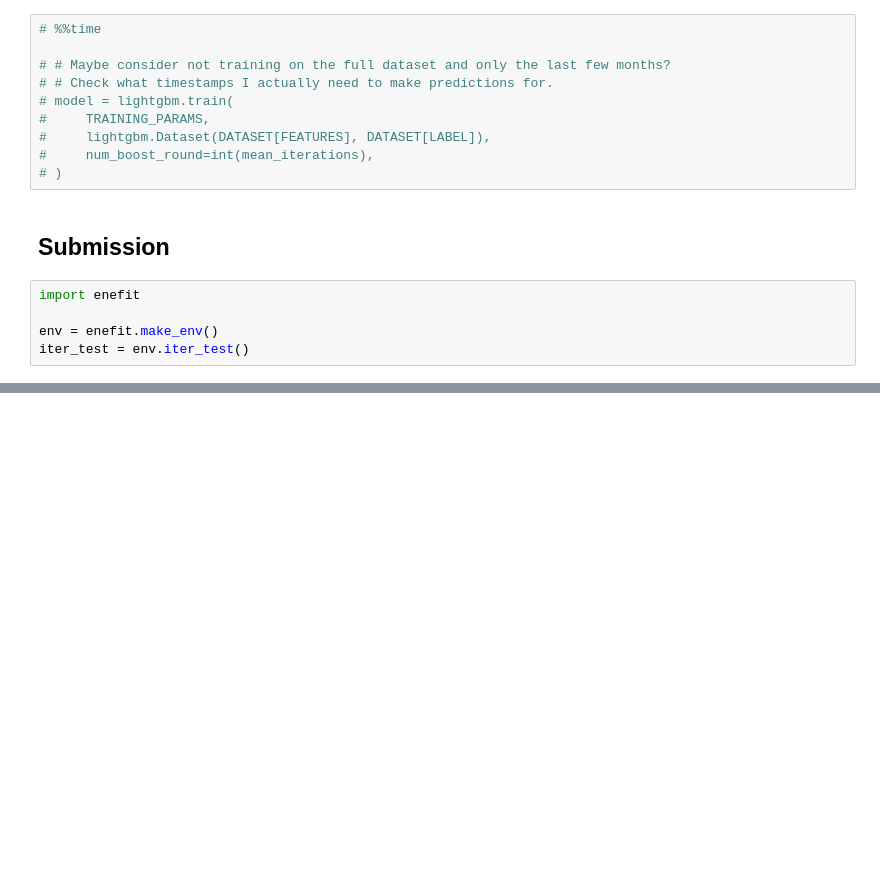
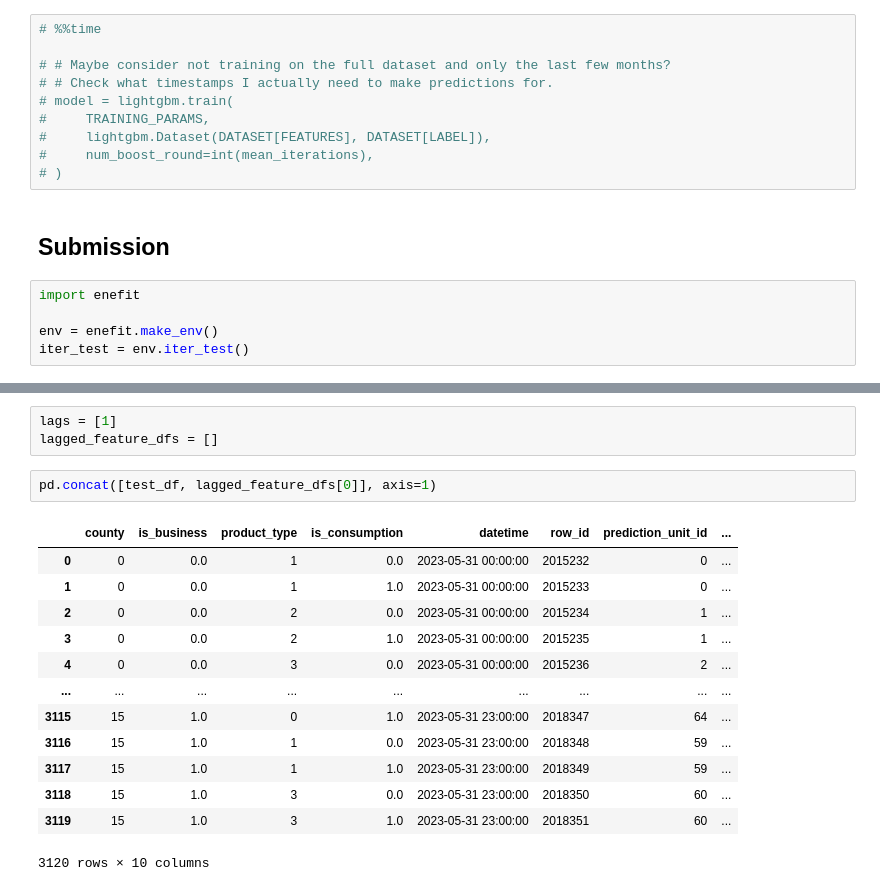
Before and after one commit to lmalms/sequence-learners, a Jupyter notebook: enefit-lightgbm.ipynb, the cells around one changed output, grey strips where cells are left out. Saved outputs shown, nothing was run; the diff lists cells and outputs as text; blank space fills up the shorter version.

```diff
--- a/enefit-lightgbm.ipynb
+++ b/enefit-lightgbm.ipynb
@@ -162,0 +268,19 @@ def preprocess_test_data(df: pd.DataFrame) -> pd.DataFrame:
+# %%
+lags = [1]
+lagged_feature_dfs = []
+# %%
+pd.concat([test_df, lagged_feature_dfs[0]], axis=1)
+# %% [output]
+|  | county | is_business | product_type | is_consumption | datetime | row_id | prediction_unit_id | ... |
+| 0 | 0 | 0.0 | 1 | 0.0 | 2023-05-31 00:00:00 | 2015232 | 0 | ... |
+| 1 | 0 | 0.0 | 1 | 1.0 | 2023-05-31 00:00:00 | 2015233 | 0 | ... |
+| 2 | 0 | 0.0 | 2 | 0.0 | 2023-05-31 00:00:00 | 2015234 | 1 | ... |
+| 3 | 0 | 0.0 | 2 | 1.0 | 2023-05-31 00:00:00 | 2015235 | 1 | ... |
+| 4 | 0 | 0.0 | 3 | 0.0 | 2023-05-31 00:00:00 | 2015236 | 2 | ... |
+| ... | ... | ... | ... | ... | ... | ... | ... | ... |
+| 3115 | 15 | 1.0 | 0 | 1.0 | 2023-05-31 23:00:00 | 2018347 | 64 | ... |
+| 3116 | 15 | 1.0 | 1 | 0.0 | 2023-05-31 23:00:00 | 2018348 | 59 | ... |
+| 3117 | 15 | 1.0 | 1 | 1.0 | 2023-05-31 23:00:00 | 2018349 | 59 | ... |
+| 3118 | 15 | 1.0 | 3 | 0.0 | 2023-05-31 23:00:00 | 2018350 | 60 | ... |
+| 3119 | 15 | 1.0 | 3 | 1.0 | 2023-05-31 23:00:00 | 2018351 | 60 | ... |
+3120 rows × 10 columns
```
Also changed, not shown: parts of 16 cells of this notebook.
